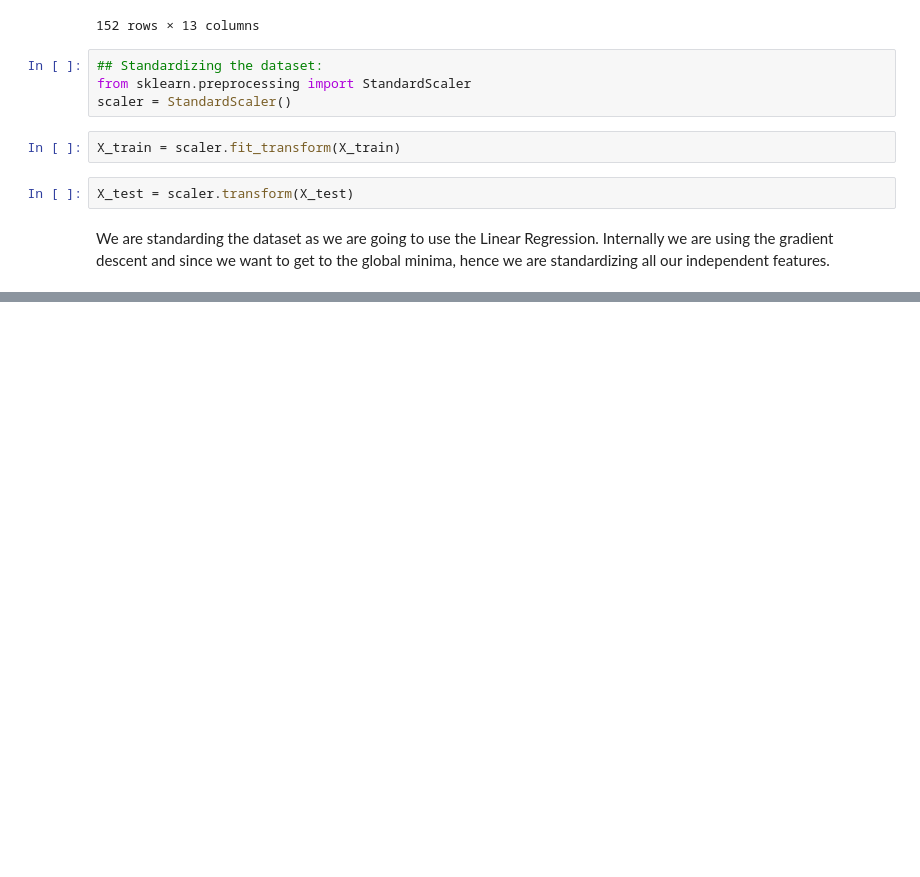
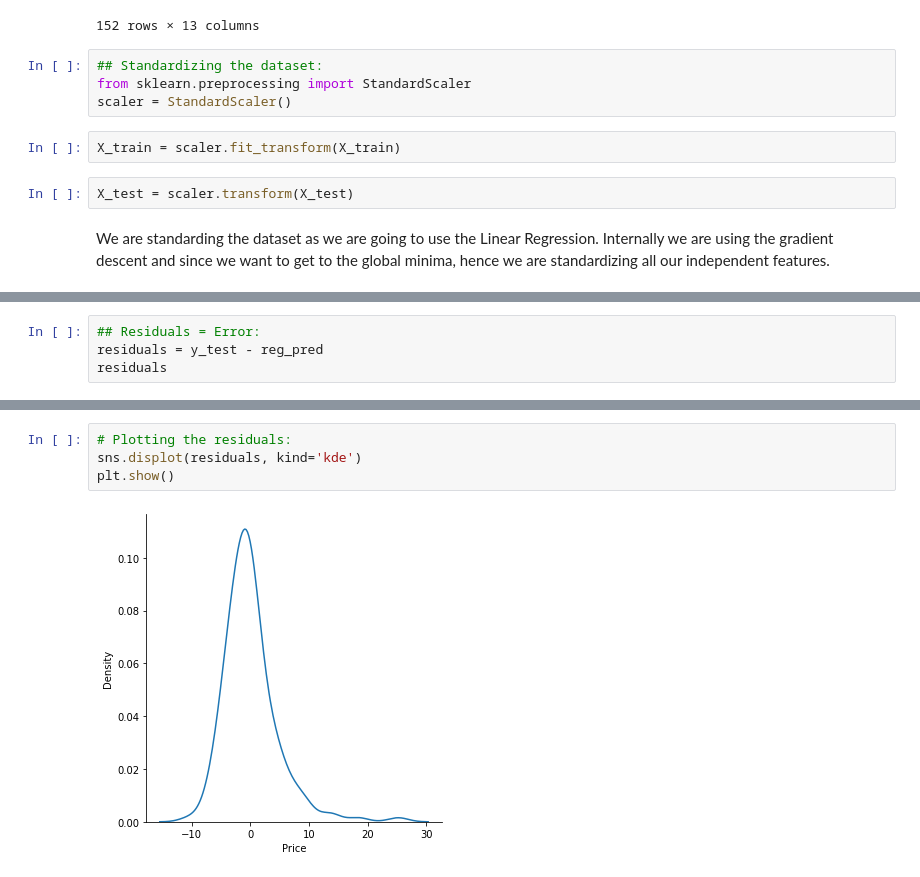
Before and after one commit to SiddheshCodeMaster/boston-housing-price-prediction-using-ML-, a Jupyter notebook: boston_housing_price_prediction.ipynb, the cells around one changed output, grey strips where cells are left out. Saved outputs shown, nothing was run; the diff lists cells and outputs as text; blank space fills up the shorter version.

```diff
--- a/boston_housing_price_prediction.ipynb
+++ b/boston_housing_price_prediction.ipynb
@@ -313,0 +408,4 @@ We are standarding the dataset as we are going to use the Linear Regression. Int
+# %%
+## Residuals = Error:
+residuals = y_test - reg_pred
+residuals
@@ -313,0 +425,6 @@ We are standarding the dataset as we are going to use the Linear Regression. Int
+# %%
+# Plotting the residuals:
+sns.displot(residuals, kind='kde')
+plt.show()
+# %% [output]
+[figure, added]
```
Also changed, not shown: parts of 30 cells of this notebook, 3 other files.
